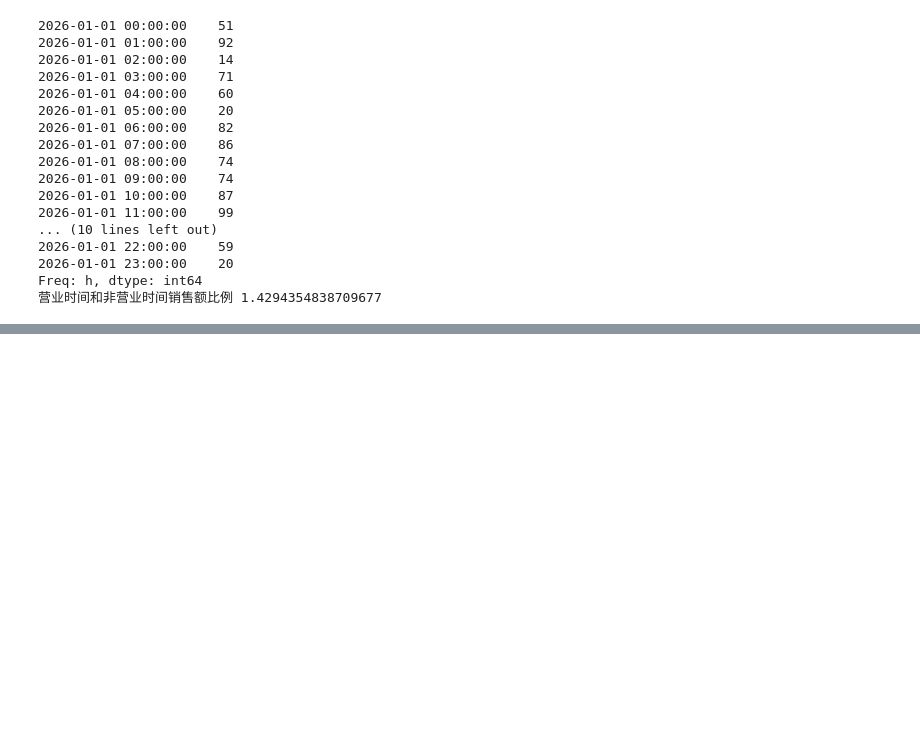
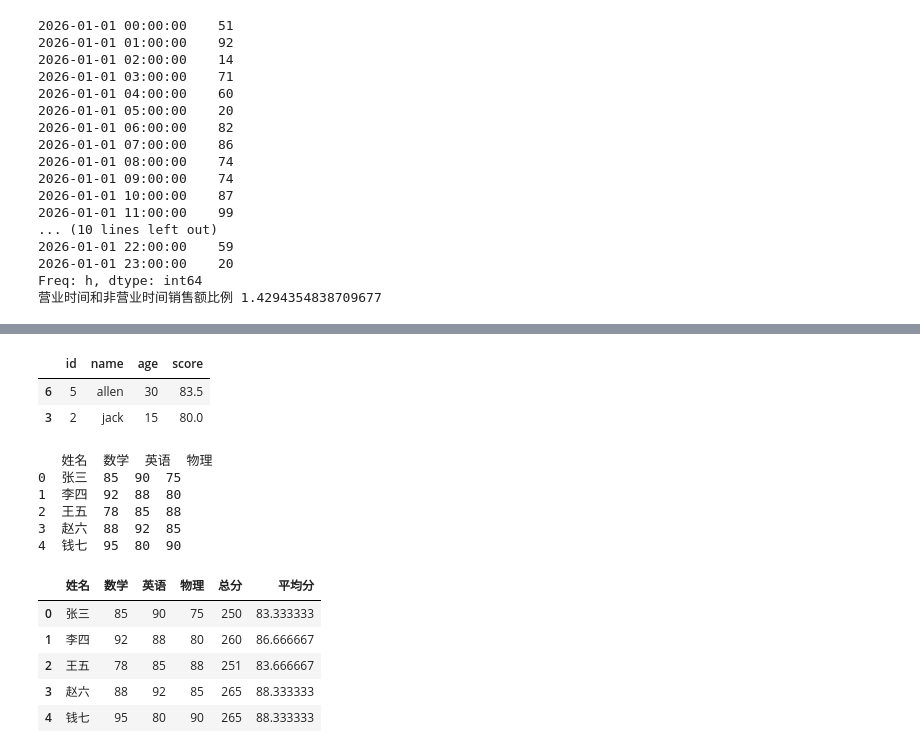
Before and after one commit to javewang-vibe/py-, a Jupyter notebook: pandas学习.ipynb, the cells around one changed output, grey strips where cells are left out. Drawn from its saved outputs; the diff is of its cells as text; code cells hidden in the pictures; blank space fills up the shorter version.

Commit message:
update pandas学习

```diff
--- a/pandas学习.ipynb
+++ b/pandas学习.ipynb
@@ -471,0 +713,37 @@ Freq: h, dtype: int64
+# %%
+df.nlargest(2,columns=['score','age'])
+# %% [output]
+|  | id | name | age | score |
+| 6 | 5 | allen | 30 | 83.5 |
+| 3 | 2 | jack | 15 | 80.0 |
+# %%
+#学生成绩分析
+#计算每位学生总分和平均分,找出数学高于90英语高于85,按从高到低排并输出前三
+
+import pandas as pd
+import numpy as np
+scores = pd.DataFrame({'姓名':['张三','李四','王五','赵六','钱七'],
+                   '数学':[85,92,78,88,95],'英语':[90,88,85,92,80],'物理':[75,80,88,85,90]
+                   })
+print(scores)
+# %% [output]
+   姓名  数学  英语  物理
+0  张三  85  90  75
+1  李四  92  88  80
+2  王五  78  85  88
+3  赵六  88  92  85
+4  钱七  95  80  90
+# %%
+ #每个学生的总分
+scores[['数学','英语','物理']] #提取学科列
+scores['总分']=scores[['数学','英语','物理']].sum(axis=1) #转化为横向轴
+#scores['平均分']=scores['总分']/3
+scores['平均分']=scores[['数学','英语','物理']].mean(axis=1)
+scores
+# %% [output]
+|  | 姓名 | 数学 | 英语 | 物理 | 总分 | 平均分 |
+| 0 | 张三 | 85 | 90 | 75 | 250 | 83.333333 |
+| 1 | 李四 | 92 | 88 | 80 | 260 | 86.666667 |
+| 2 | 王五 | 78 | 85 | 88 | 251 | 83.666667 |
+| 3 | 赵六 | 88 | 92 | 85 | 265 | 88.333333 |
+| 4 | 钱七 | 95 | 80 | 90 | 265 | 88.333333 |
```
Also changed, not shown: parts of 17 cells of this notebook, 2 other files.
